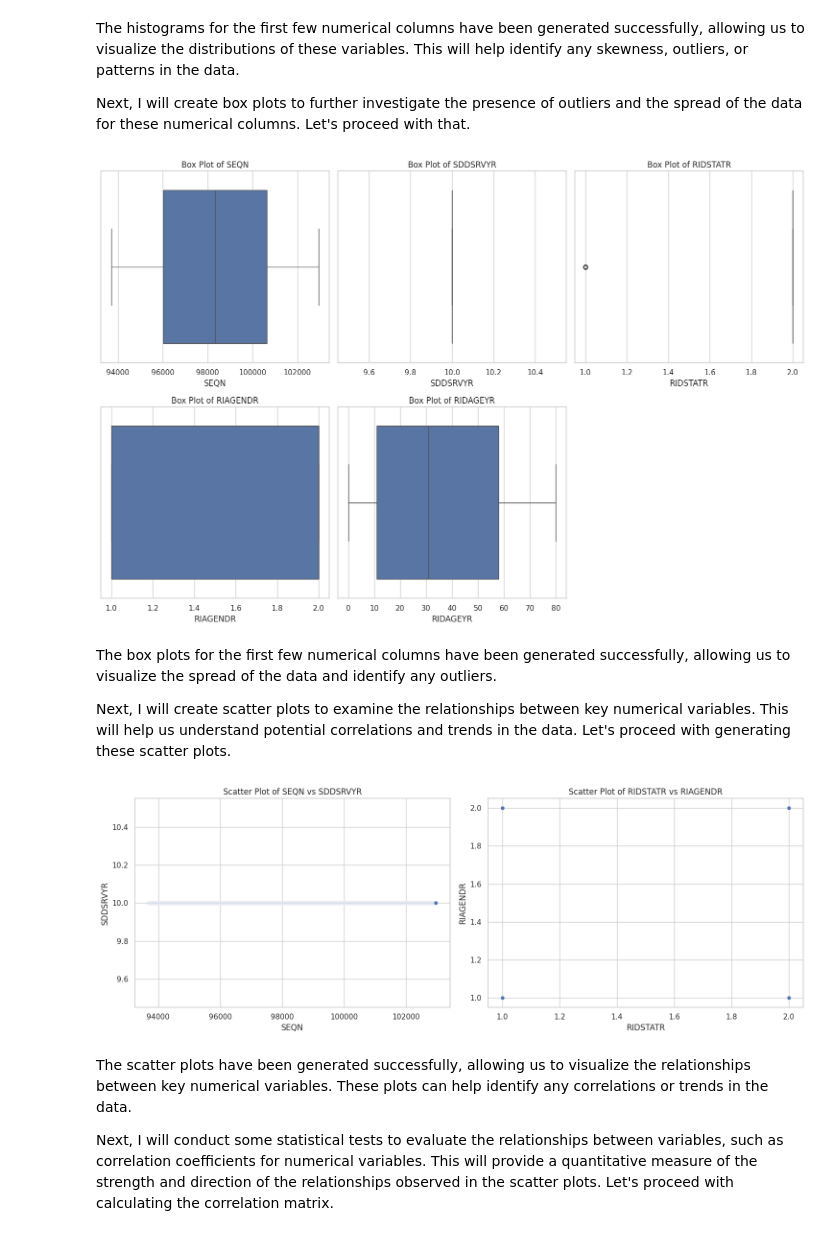
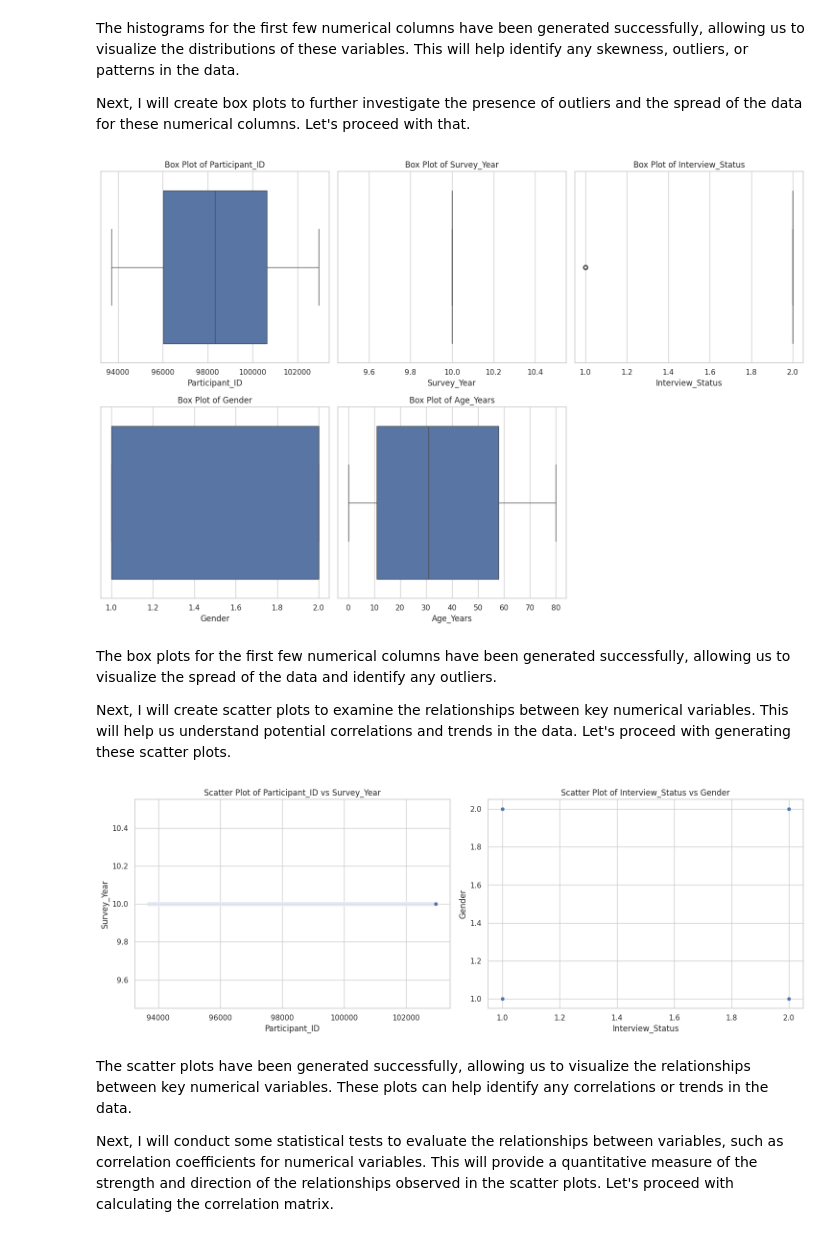
Before and after one commit to mutungu/Cancer-predictive-model, a Jupyter notebook: cancer_model.ipynb, the cells around one changed output. Drawn from its saved outputs; the diff is of its cells as text; code cells hidden in the pictures.

```diff
--- a/cancer_model.ipynb
+++ b/cancer_model.ipynb
@@ -424,13 +480,13 @@ import seaborn as sns
 sns.set(style='whitegrid')
 
 # Create histograms for numerical columns to visualize distributions
-numerical_columns = df.select_dtypes(include=['float64', 'int64']).columns
+numerical_columns = merged_df.select_dtypes(include=['float64', 'int64']).columns
 
 # Plot histograms for the first few numerical columns
 plt.figure(figsize=(15, 10))
 for i, column in enumerate(numerical_columns[:5], 1):
     plt.subplot(2, 3, i)
-    sns.histplot(df[column], bins=30, kde=True)
+    sns.histplot(merged_df[column], bins=30, kde=True)
     plt.title('Distribution of ' + column)
 plt.tight_layout()
 plt.show()
@@ -447,12 +503,12 @@ Next, I will create box plots to further investigate the presence of outliers an
 plt.figure(figsize=(15, 10))
 for i, column in enumerate(numerical_columns[:5], 1):
     plt.subplot(2, 3, i)
-    sns.boxplot(x=df[column])
+    sns.boxplot(x=merged_df[column])
     plt.title('Box Plot of ' + column)
 plt.tight_layout()
 plt.show()
 # %% [output]
-[figure, old version]
+[figure, new version]
 # %% [markdown]
 
 
@@ -462,15 +518,17 @@ Next, I will create scatter plots to examine the relationships between key numer
 # %%
 # Create scatter plots to visualize relationships between key numerical variables
 plt.figure(figsize=(15, 10))
+
 # Selecting pairs of numerical columns for scatter plots
 for i in range(0, len(numerical_columns[:5])-1, 2):
     plt.subplot(2, 2, i//2 + 1)
-    sns.scatterplot(x=df[numerical_columns[i]], y=df[numerical_columns[i+1]])
+    sns.scatterplot(x=merged_df[numerical_columns[i]], y=merged_df[numerical_columns[i+1]])
     plt.title('Scatter Plot of ' + numerical_columns[i] + ' vs ' + numerical_columns[i+1])
+
 plt.tight_layout()
 plt.show()
 # %% [output]
-[figure, old version]
+[figure, new version]
 # %% [markdown]
 
 
```
Also changed, not shown: parts of 18 cells of this notebook.
